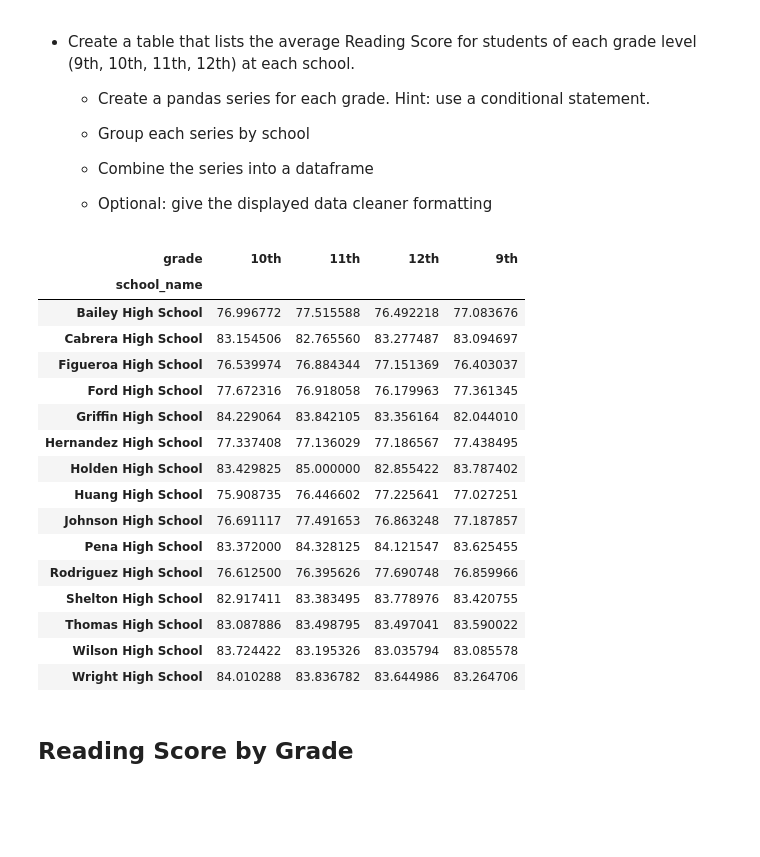
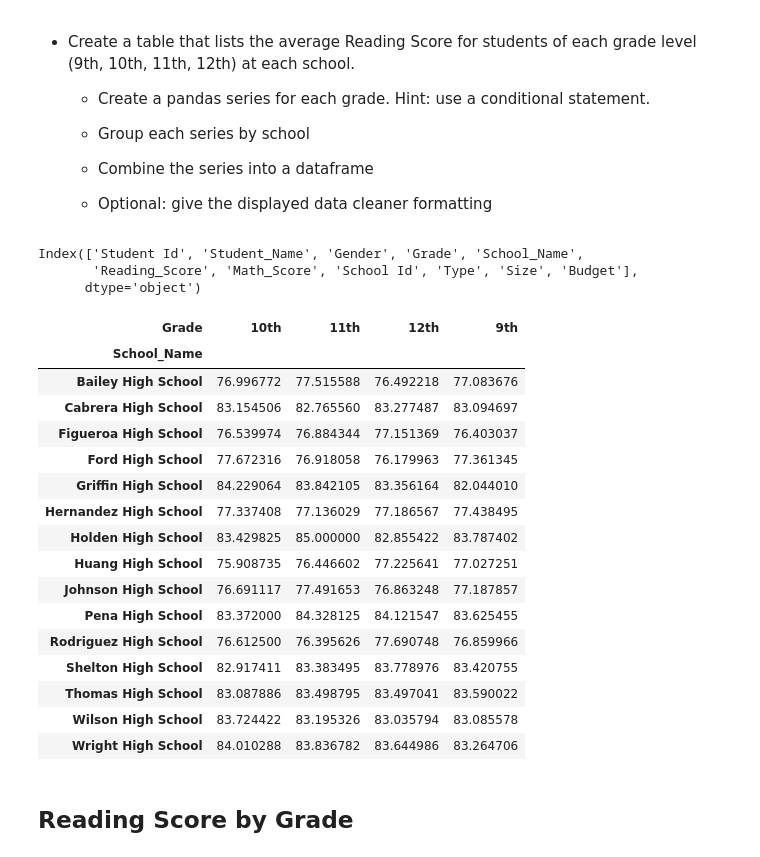
Before and after one commit to lweislo/Homework-4, a Jupyter notebook: weislo_pandas.ipynb, the cells around one changed output. Saved outputs shown, nothing was run; the diff lists cells and outputs as text; code cells hidden in the pictures; blank space fills up the shorter version.

```diff
--- a/weislo_pandas.ipynb
+++ b/weislo_pandas.ipynb
@@ -265,12 +265,20 @@ bottom_schools.head()
   * Combine the series into a dataframe
 
   * Optional: give the displayed data cleaner formatting
+# %%
+#Make the index names slighly prettier
+school_df = school_df.rename(str.title, axis='columns')
+school_df.columns
+# %% [output]
+Index(['Student Id', 'Student_Name', 'Gender', 'Grade', 'School_Name',
+       'Reading_Score', 'Math_Score', 'School Id', 'Type', 'Size', 'Budget'],
+      dtype='object')
 # %%
-math_grade = school_group['math_score'].mean().unstack()
+math_grade = school_df.groupby(['School_Name', 'Grade'])['Math_Score'].mean().unstack()
 math_grade
 # %% [output]
-| grade | 10th | 11th | 12th | 9th |
-| school_name |  |  |  |  |
+| Grade | 10th | 11th | 12th | 9th |
+| School_Name |  |  |  |  |
 | Bailey High School | 76.996772 | 77.515588 | 76.492218 | 77.083676 |
 | Cabrera High School | 83.154506 | 82.765560 | 83.277487 | 83.094697 |
 | Figueroa High School | 76.539974 | 76.884344 | 77.151369 | 76.403037 |
```
Also changed, not shown: parts of 1 cell of this notebook.
